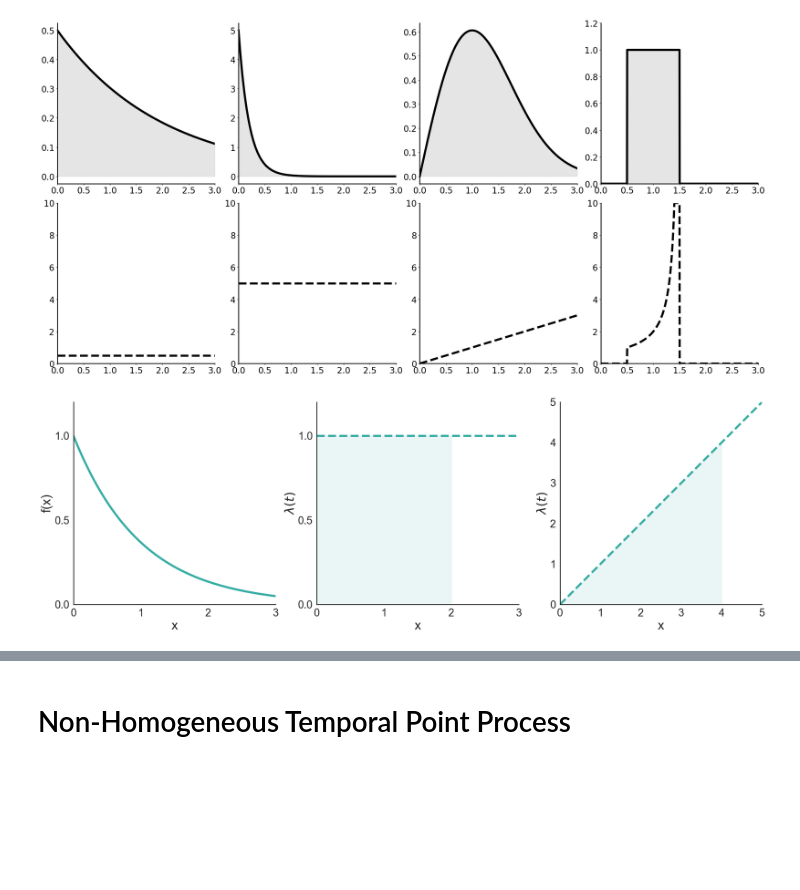
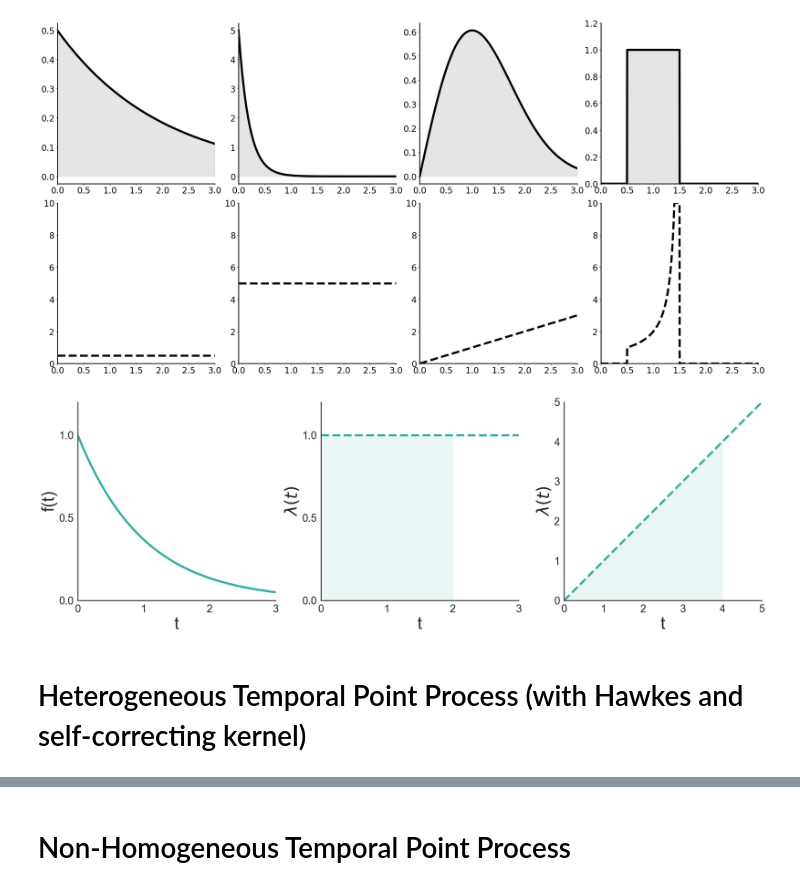
Before and after one commit to gerritgr/SpatioTemporal, a Jupyter notebook: Spatio_temporal_events_lecture.ipynb, the cells around one changed output, grey strips where cells are left out. Cells and saved outputs as stored; diff of their text form; code cells hidden in the pictures; blank space fills up the shorter version.

```diff
--- a/Spatio_temporal_events_lecture.ipynb
+++ b/Spatio_temporal_events_lecture.ipynb
@@ -500,8 +500,8 @@ pdf_exp = lambda_exp * np.exp(-lambda_exp * x_exp)
 axes[0].plot(x_exp, pdf_exp, linewidth=5, color=color)
 axes[0].set_xlim([0, 3])
 axes[0].set_ylim([0, 1.2])
-axes[0].set_xlabel('x', fontsize=30)
-axes[0].set_ylabel('f(x)', fontsize=30)
+axes[0].set_xlabel('t', fontsize=40)
+axes[0].set_ylabel('f(t)', fontsize=40)
 axes[0].tick_params(axis='both', which='major', labelsize=25)
 axes[0].spines['top'].set_visible(False)
 axes[0].spines['right'].set_visible(False)
@@ -519,8 +519,8 @@ axes[1].plot(x_intensity, intensity_const, linewidth=5, color=color, linestyle='
 axes[1].fill_between(x_intensity[:667], intensity_const[:667], color=color, alpha=0.1)
 axes[1].set_xlim([0, 3])
 axes[1].set_ylim([0, 1.2])
-axes[1].set_xlabel('x', fontsize=30)
-axes[1].set_ylabel(r'$\lambda(t)$', fontsize=30)
+axes[1].set_xlabel('t', fontsize=40)
+axes[1].set_ylabel(r'$\lambda(t)$', fontsize=40)
 axes[1].tick_params(axis='both', which='major', labelsize=25)
 axes[1].spines['top'].set_visible(False)
 axes[1].spines['right'].set_visible(False)
@@ -528,33 +528,35 @@ axes[1].spines['bottom'].set_linewidth(2)
 axes[1].spines['left'].set_linewidth(2)
 axes[1].set_xticks([0, 1, 2, 3])
 axes[1].set_yticks([0, 0.5, 1.0])
 
 # Parameters for the third plot
 x_lin_intensity = np.linspace(0, 5, 1000)
 linear_intensity = x_lin_intensity
 
 # Plot the linearly increasing intensity function with shaded area
 axes[2].plot(x_lin_intensity, linear_intensity, linewidth=5, color=color, linestyle='--')
 axes[2].fill_between(x_lin_intensity[:800], linear_intensity[:800], color=color, alpha=0.1)
 axes[2].set_xlim([0, 5])
 axes[2].set_ylim([0, 5])
-axes[2].set_xlabel('x', fontsize=30)
-axes[2].set_ylabel(r'$\lambda(t)$', fontsize=30)
+axes[2].set_xlabel('t', fontsize=40)
+axes[2].set_ylabel(r'$\lambda(t)$', fontsize=40)
 axes[2].tick_params(axis='both', which='major', labelsize=25)
 axes[2].spines['top'].set_visible(False)
 axes[2].spines['right'].set_visible(False)
 axes[2].spines['bottom'].set_linewidth(2)
 axes[2].spines['left'].set_linewidth(2)
 axes[2].set_xticks([0, 1, 2, 3, 4, 5])
 axes[2].set_yticks([0, 1, 2, 3, 4, 5])
 
 # Adjust layout
 plt.tight_layout()
 
 # Save the plot
 plt.savefig("three_plots_in_a_row.pdf", bbox_inches='tight')
 
 # Display the plot
 plt.show()
 # %% [output]
-[figure, old version]
+[figure, new version]
+# %% [markdown]
+# Heterogeneous Temporal Point Process (with Hawkes and self-correcting kernel)
```
Also changed, not shown: parts of 6 cells of this notebook, 5 other files.
